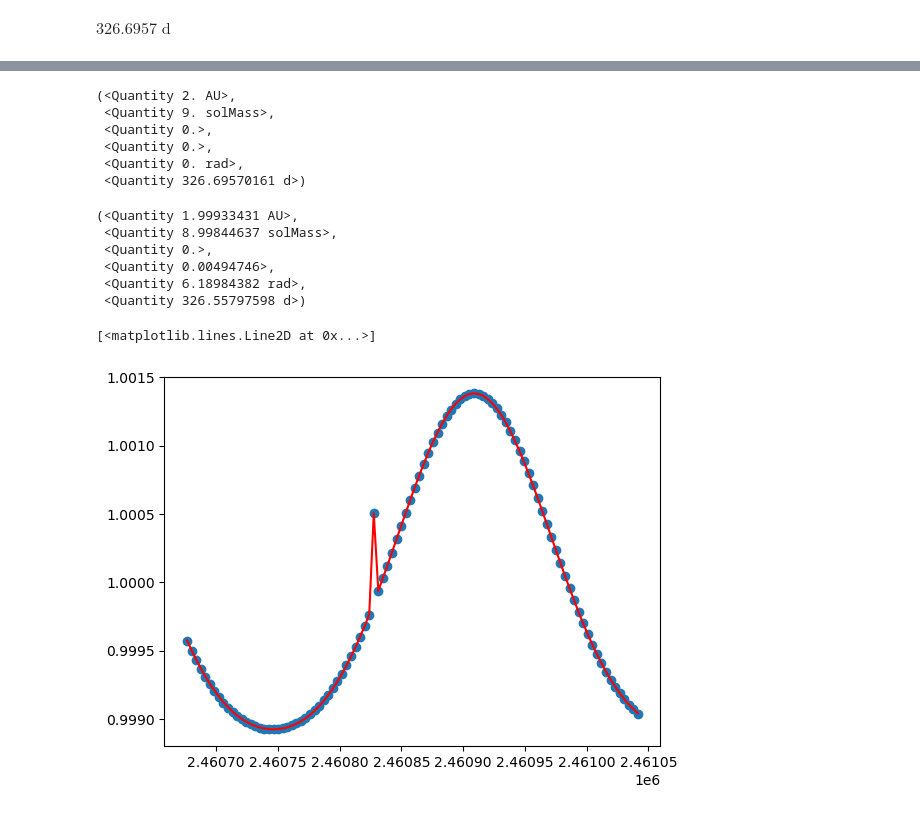
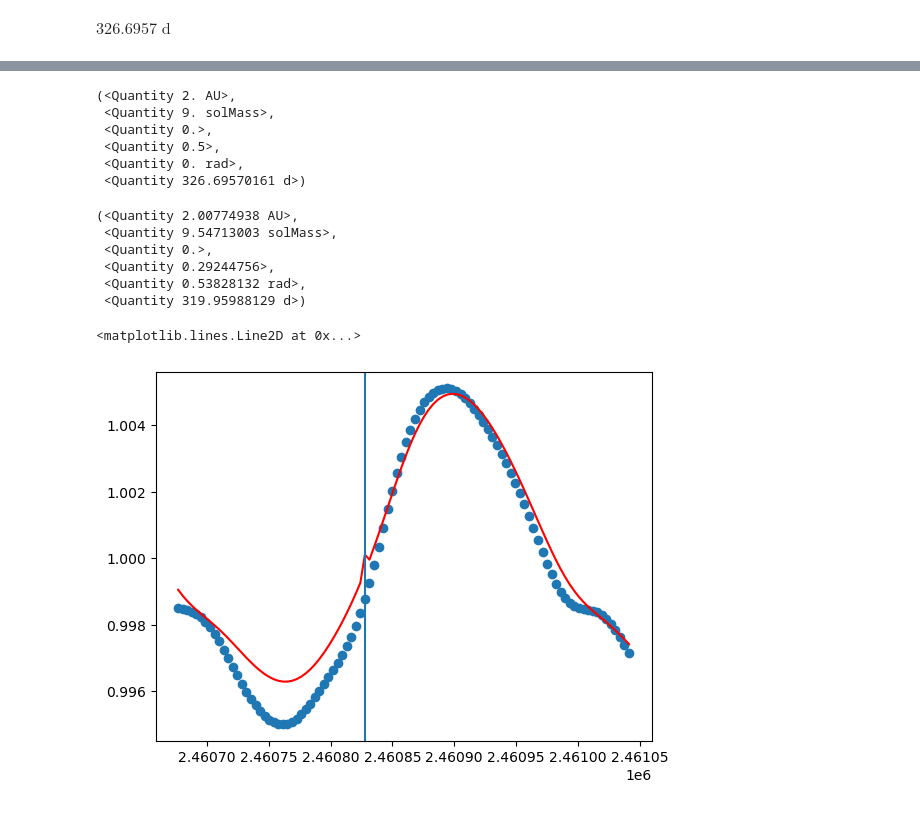
Before and after one commit to COBALT-lensing/py-self-lensing, a Jupyter notebook: demo.ipynb, the cells around one changed output, grey strips where cells are left out. Cells and saved outputs as stored; diff of their text form; code cells hidden in the pictures.

Commit message:
Add eccentricity to light curves

```diff
--- a/demo.ipynb
+++ b/demo.ipynb
@@ -13,7 +13,8 @@ sls = SelfLensingSystem(
     b=0 * units.dimensionless_unscaled,
     Macc=9*units.M_sun,
     Mcomp=1*units.M_sun,
-    Rcomp=10*units.R_sun
+    Rcomp=10*units.R_sun,
+    e=0.5 * units.dimensionless_unscaled,
 )
 sls.porb
 # %% [output]
@@ -23,5 +24,5 @@ start_time = Time("2025-01-01")
 end_time = Time("2026-01-01")
 peak_time = Time("2025-06-01")
 # %%
-lcg = LightcurveGenerator(sls, start_time=start_time, end_time=end_time, peak_time=peak_time)
+lcg = LightcurveGenerator(sls, start_time=start_time, end_time=end_time, peak_time=peak_time, ev=True, db=True, sl=True)
 rvg = RVGenerator(sls, start_time=start_time, end_time=end_time, peak_time=peak_time)
@@ -49,24 +56,25 @@ sls.a, sls.Macc, sls.b, sls.e, sls.periapsis_phase, sls.porb
 (<Quantity 2. AU>,
  <Quantity 9. solMass>,
  <Quantity 0.>,
- <Quantity 0.>,
+ <Quantity 0.5>,
  <Quantity 0. rad>,
  <Quantity 326.69570161 d>)
 # %%
 sls_fit.a, sls_fit.Macc, sls_fit.b, sls_fit.e, sls_fit.periapsis_phase, sls_fit.porb
 # %% [output]
-(<Quantity 1.99933431 AU>,
- <Quantity 8.99844637 solMass>,
+(<Quantity 2.00774938 AU>,
+ <Quantity 9.54713003 solMass>,
  <Quantity 0.>,
- <Quantity 0.00494746>,
- <Quantity 6.18984382 rad>,
- <Quantity 326.55797598 d>)
+ <Quantity 0.29244756>,
+ <Quantity 0.53828132 rad>,
+ <Quantity 319.95988129 d>)
 # %%
 pyplot.scatter(lcg.times.jd, lcg.flux_array)
 pyplot.plot(lcg_fit.times.jd, lcg_fit.flux_array, c='red')
+pyplot.axvline(peak_time.jd)
 # %% [output]
-[<matplotlib.lines.Line2D at 0x...>]
+<matplotlib.lines.Line2D at 0x...>
-[figure, old version]
+[figure, new version]
 # %%
 pyplot.scatter(rvg.times.jd, rvg.rv)
 pyplot.plot(rvg_fit.times.jd, rvg_fit.rv, c='red')
```
Also changed, not shown: parts of 4 cells of this notebook, 3 other files.
